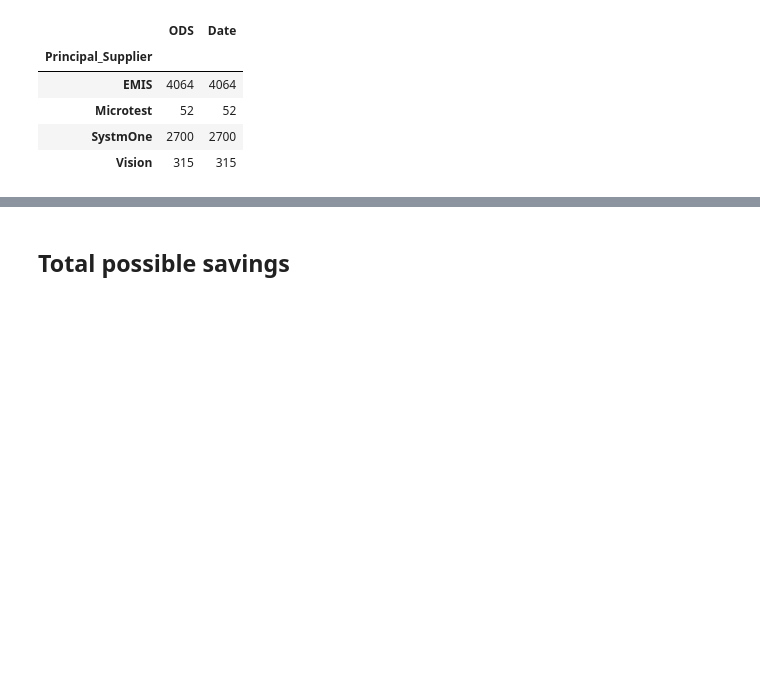
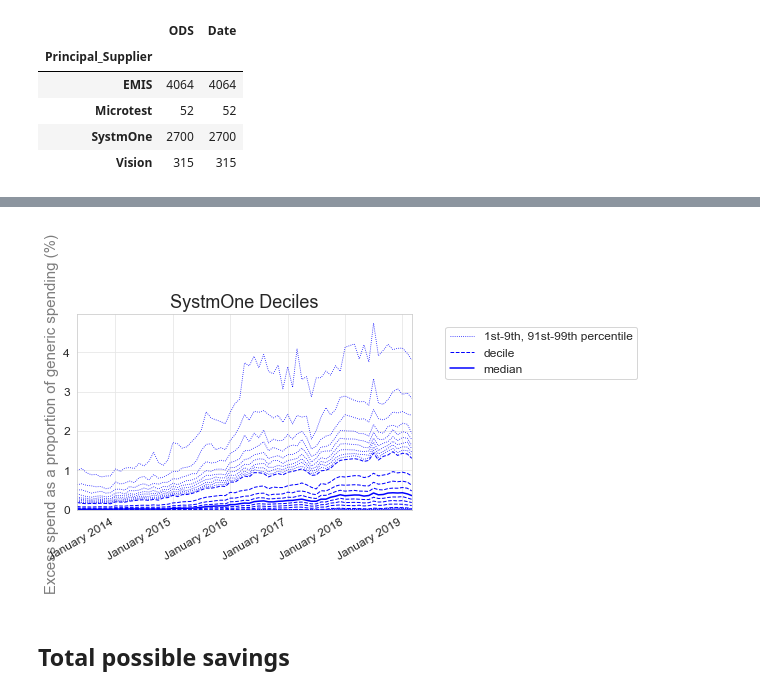
Before and after one commit to ebmdatalab/ghost_branded_generics_paper, a Jupyter notebook: Ghost Branded Generics.ipynb, the cells around one changed output, grey strips where cells are left out. Drawn from its saved outputs; the diff is of its cells as text; code cells hidden in the pictures; blank space fills up the shorter version.

```diff
--- a/Ghost Branded Generics.ipynb
+++ b/Ghost Branded Generics.ipynb
@@ -336,0 +427,3 @@ for supplier in ehr_by_ccg.supplier.unique():
+# %%
+df_sysone_prac = ehr_by_ccg.loc[ehr_by_ccg['Principal_Supplier']=='SystmOne']
+df_sysone_prac.head(5)
@@ -337,3 +437,18 @@ for supplier in ehr_by_ccg.supplier.unique():
+# %%
+charts.deciles_chart(
+        df_sysone_prac,
+        period_column='month',
+        column='calc_val',
+        title="SystmOne Deciles",
+        ylabel="Excess spend as a proportion of generic spending (%) ",
+        show_outer_percentiles=True,
+        show_legend=True
+)
+plt.savefig('deciles.png', format='png', dpi=300,bbox_inches='tight')
+plt.savefig(r'gbg_images\gbg_figx_deciles_pracsysone.png')
+plt.show()
+# %% [output]
+[figure, added]
 # %% [markdown]
 ## Total possible savings
 # %%
```
Also changed, not shown: parts of 24 cells of this notebook, 5 other files.
